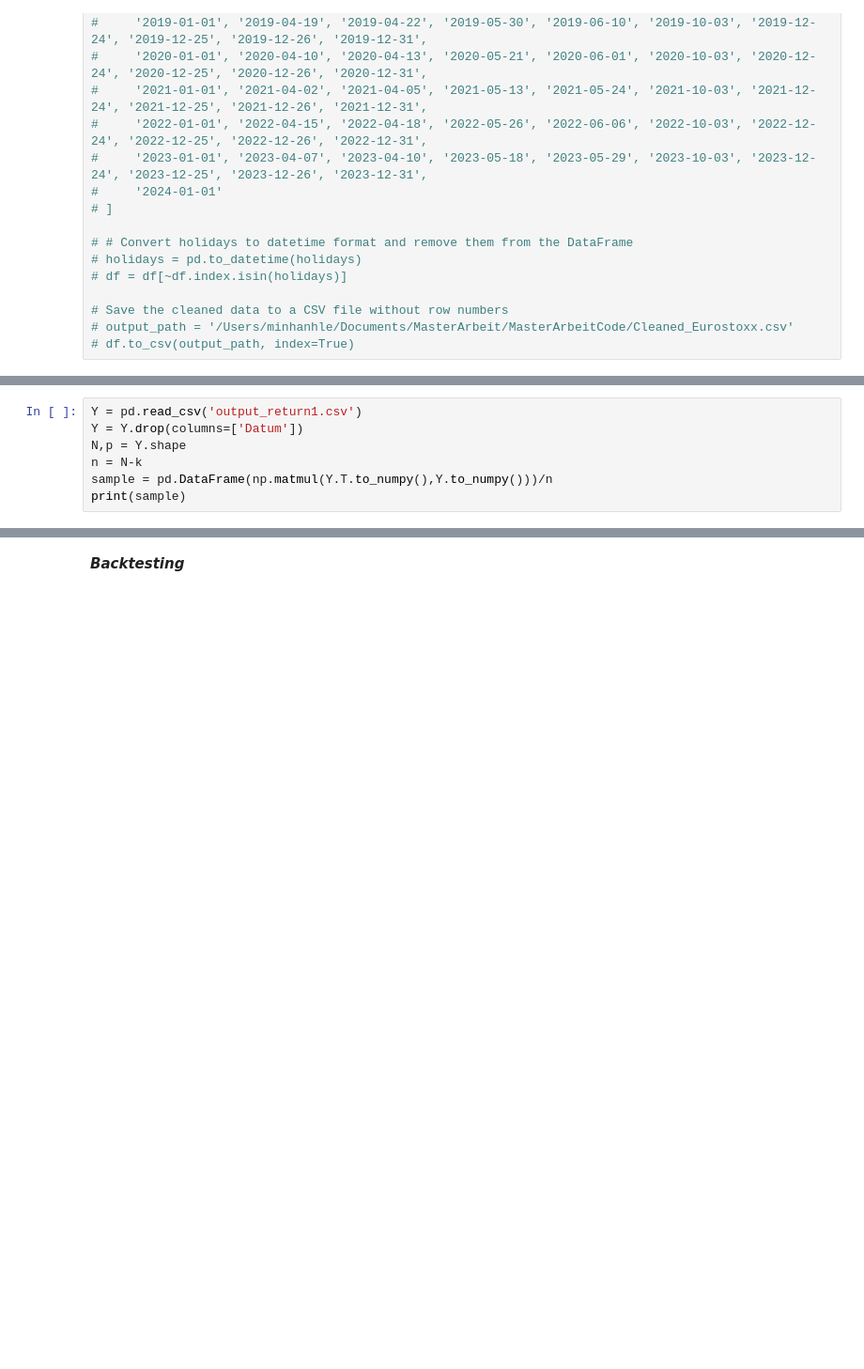
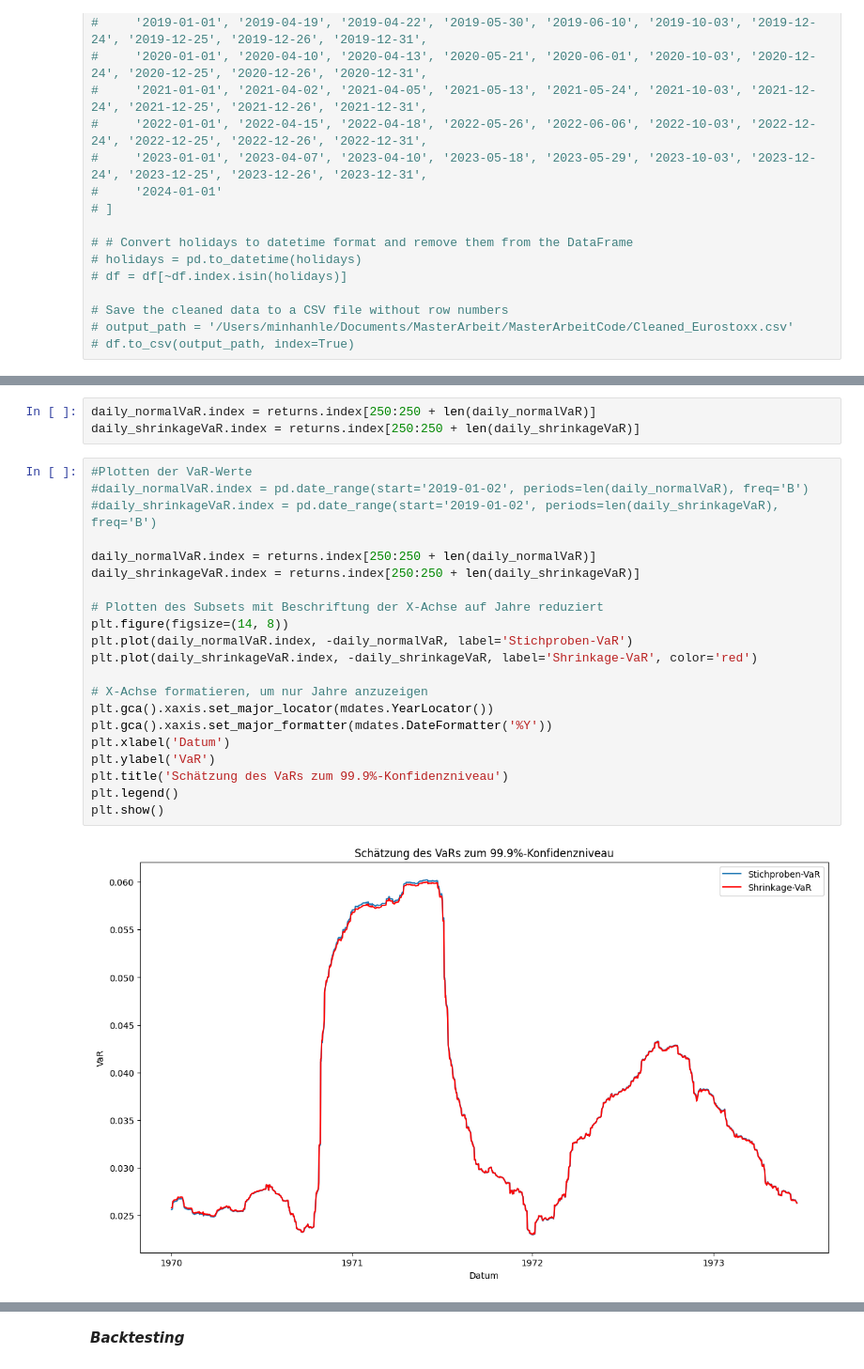
Before and after one commit to minhanhh1/MasterArbeitCode, a Jupyter notebook: SchätzungVaR.ipynb, the cells around one changed output, grey strips where cells are left out. Shown: that part at 94% size. Cells and saved outputs as stored; diff of their text form; blank space fills up the shorter version.

```diff
--- a/SchätzungVaR.ipynb
+++ b/SchätzungVaR.ipynb
@@ -145,7 +54,0 @@ print(norm.ppf(0.05))
-# %%
-Y = pd.read_csv('output_return1.csv')
-Y = Y.drop(columns=['Datum'])
-N,p = Y.shape
-n = N-k
-sample = pd.DataFrame(np.matmul(Y.T.to_numpy(),Y.to_numpy()))/n
-print(sample)
@@ -329,0 +501,26 @@ plt.show()
+# %%
+daily_normalVaR.index = returns.index[250:250 + len(daily_normalVaR)]
+daily_shrinkageVaR.index = returns.index[250:250 + len(daily_shrinkageVaR)]
+# %%
+#Plotten der VaR-Werte
+#daily_normalVaR.index = pd.date_range(start='2019-01-02', periods=len(daily_normalVaR), freq='B')
+#daily_shrinkageVaR.index = pd.date_range(start='2019-01-02', periods=len(daily_shrinkageVaR), freq='B')
+
+daily_normalVaR.index = returns.index[250:250 + len(daily_normalVaR)]
+daily_shrinkageVaR.index = returns.index[250:250 + len(daily_shrinkageVaR)]
+
+# Plotten des Subsets mit Beschriftung der X-Achse auf Jahre reduziert
+plt.figure(figsize=(14, 8))
+plt.plot(daily_normalVaR.index, -daily_normalVaR, label='Stichproben-VaR')
+plt.plot(daily_shrinkageVaR.index, -daily_shrinkageVaR, label='Shrinkage-VaR', color='red')
+
+# X-Achse formatieren, um nur Jahre anzuzeigen
+plt.gca().xaxis.set_major_locator(mdates.YearLocator())
+plt.gca().xaxis.set_major_formatter(mdates.DateFormatter('%Y'))
+plt.xlabel('Datum')
+plt.ylabel('VaR')
+plt.title('Schätzung des VaRs zum 99.9%-Konfidenzniveau')
+plt.legend()
+plt.show()
+# %% [output]
+[figure, added]
```
Also changed, not shown: parts of 54 cells of this notebook, 4 other files.
